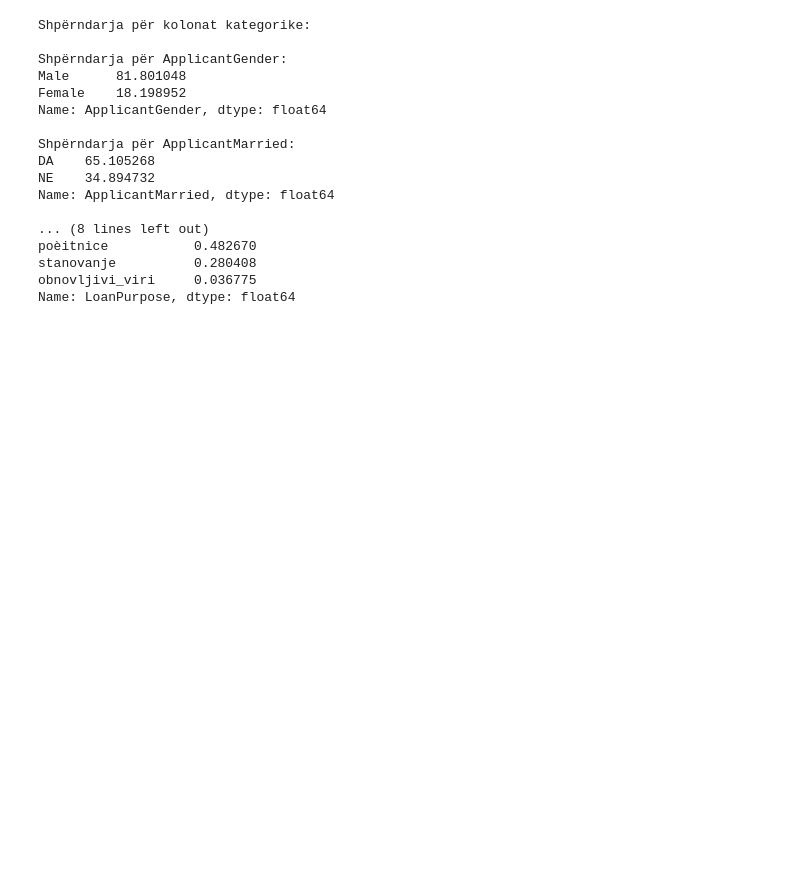
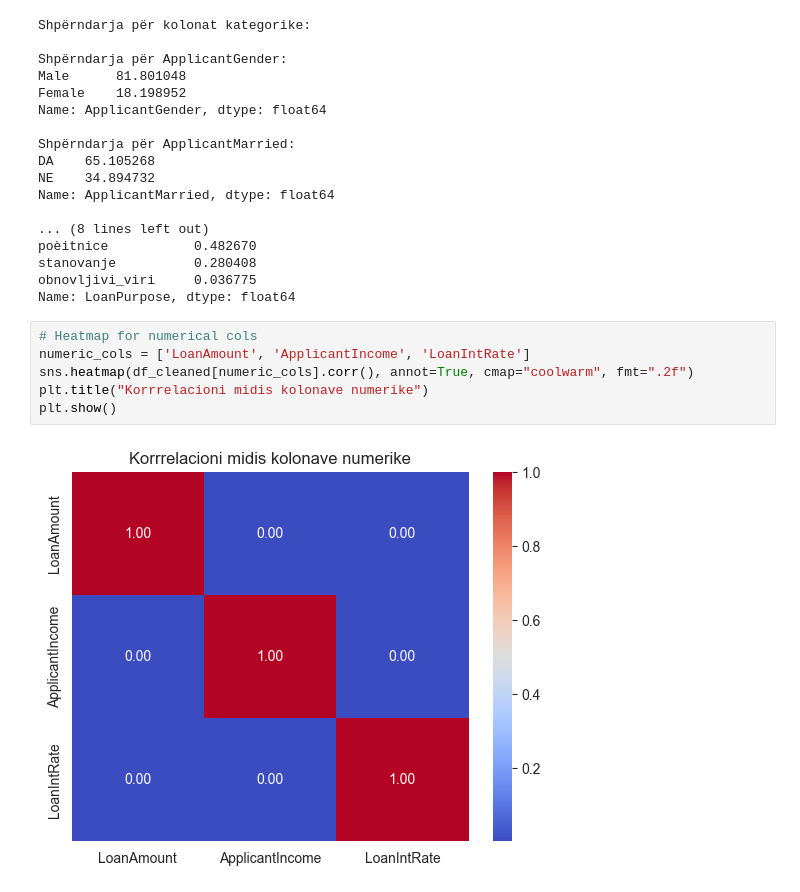
Before and after one commit to kaltrinabaliu/PergatitjaDheVizualizimiiTeDhenave, a Jupyter notebook: BankingDatasetForLoan.ipynb, the cells around one changed output. Saved outputs shown, nothing was run; the diff lists cells and outputs as text; blank space fills up the shorter version.

```diff
--- a/BankingDatasetForLoan.ipynb
+++ b/BankingDatasetForLoan.ipynb
@@ -519,3 +519,11 @@ poèitnice           0.482670
 stanovanje          0.280408
 obnovljivi_viri     0.036775
 Name: LoanPurpose, dtype: float64
+# %%
+# Heatmap for numerical cols
+numeric_cols = ['LoanAmount', 'ApplicantIncome', 'LoanIntRate']
+sns.heatmap(df_cleaned[numeric_cols].corr(), annot=True, cmap="coolwarm", fmt=".2f")
+plt.title("Korrrelacioni midis kolonave numerike")
+plt.show()
+# %% [output]
+[figure, added]
```
Also changed, not shown: parts of 5 cells of this notebook.
